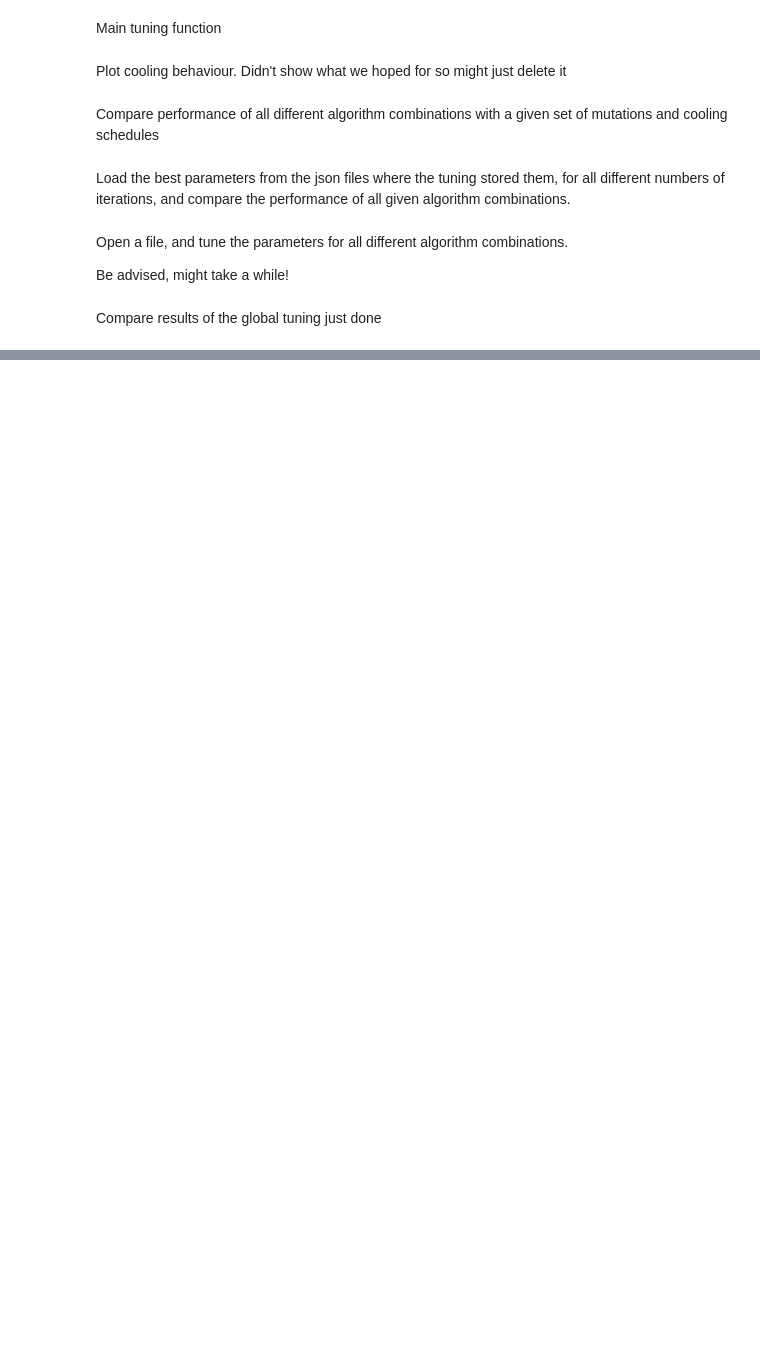
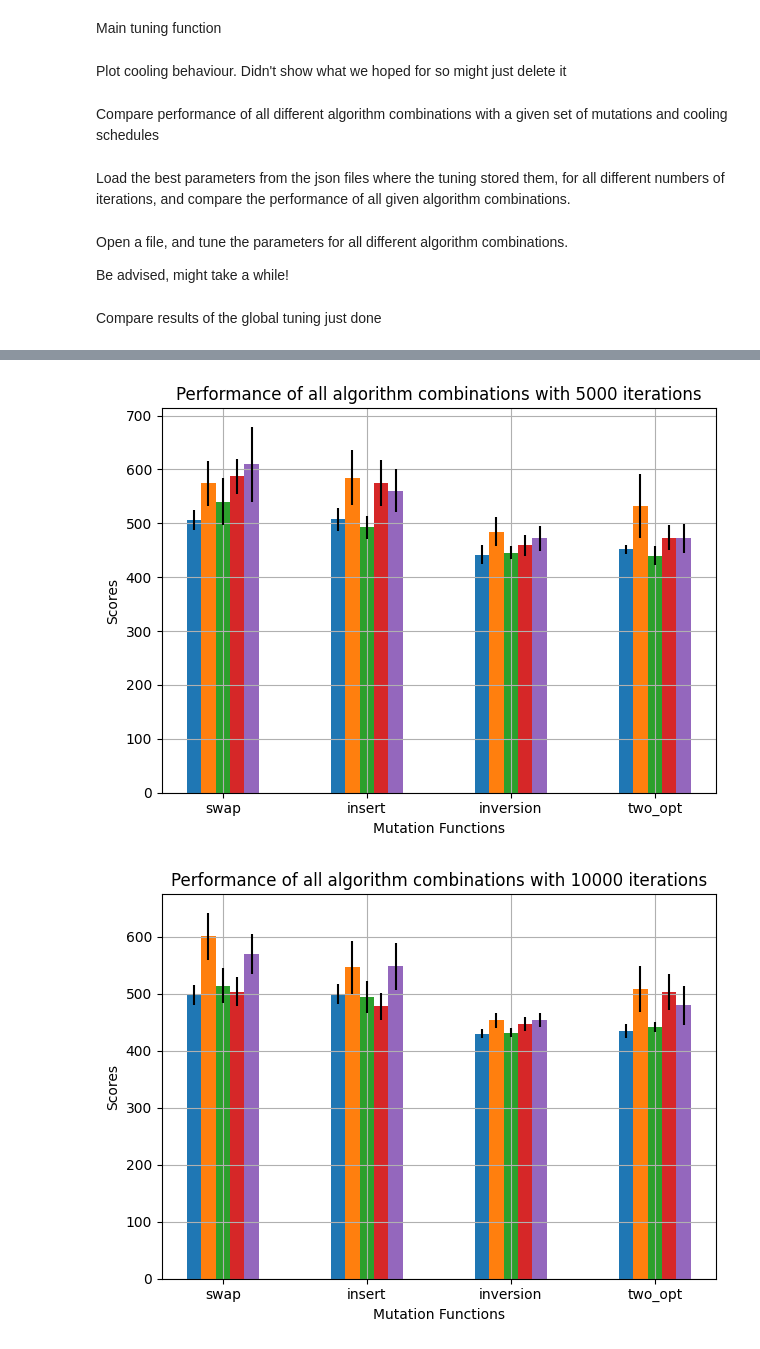
Before and after one commit to pabloralves/StocSim3, a Jupyter notebook: main_WIP.ipynb, the cells around one changed output, grey strips where cells are left out. Cells and saved outputs as stored; diff of their text form; code cells hidden in the pictures; blank space fills up the shorter version.

```diff
--- a/main_WIP.ipynb
+++ b/main_WIP.ipynb
@@ -818,0 +767,23 @@ inversion                                34646.1505 (+/- 2.8886)
+# %%
+files = ['a280', 'pcb442']
+cooling_schedules = [logarithmic_cool, linear_cool, arithmetic_geometric_cool, exponential_cool, quadratic_cool]
+mutations = [swap, insert, inversion, two_opt]
+fileID = 'greedy_'
+
+iterations_list = [5000, 10000]
+tuning_runs = 5
+n_trials = 50
+
+# global_tuning(files, iterations_list, cooling_schedules, mutations, tuning_runs, n_trials, greedy=True, fileID=fileID)
+# %%
+N_runs = 20
+file = 'eil51'
+file_path = f'TSP-Configurations/{file}.tsp.txt'
+tsp_data = load_tsp_file(file_path)
+distance_matrix = calculate_distance_matrix(tsp_data)
+
+iterations_list = [5000, 10000]
+compare_all_algorithms(tsp_data, distance_matrix, file, N_runs, iterations_list, greedy=True, fileID=fileID)
+# %% [output]
+[figure, added]
+[figure, added]
```
Also changed, not shown: parts of 61 cells of this notebook, 12 other files.
